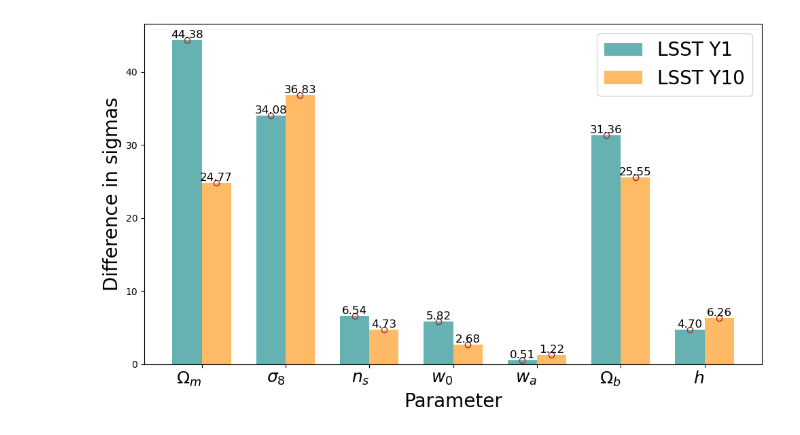
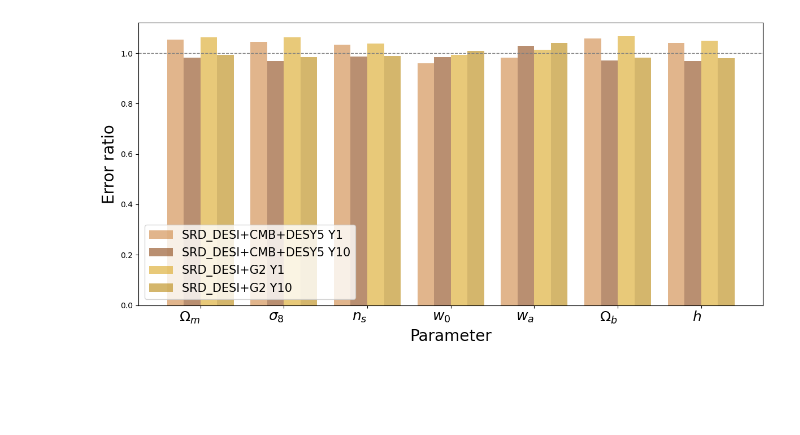
Before and after one commit to nikosarcevic/LSST-DESI-DE, a Jupyter notebook: Corner Plots LSST DESI w0wa.ipynb, the cells around one changed output. Saved outputs shown, nothing was run; the diff lists cells and outputs as text; code cells hidden in the pictures; blank space fills up the shorter version.

```diff
--- a/Corner Plots LSST DESI w0wa.ipynb
+++ b/Corner Plots LSST DESI w0wa.ipynb
@@ -270,43 +358,51 @@ sigmas_diff_dict = {
 # %%
-plt.figure(figsize=(10, 6))
-
-bar_width = 0.35
+plt.figure(figsize=(12, 6))
+bar_width = 0.2
 index = np.arange(len(param_order))
 
-bars_y1 = plt.bar(index - bar_width/2,
-                  sigmas_diff_dict["1"],
-                  bar_width,
-                  color="teal",
-                  alpha=0.6,
-                  label="LSST Y1")
-bars_y10 = plt.bar(index + bar_width/2,
-                   sigmas_diff_dict["10"],
-                   bar_width,
-                   color="darkorange",
-                   alpha=0.6,
-                   label="LSST Y10")
+bar_colors = ["peru", "saddlebrown", "goldenrod", "darkgoldenrod"]
+
+bars_srd_desi_cmb_desy5_y1 = plt.bar(index - 1.5 * bar_width,
+                                     sigmas_ratio_dict["srd_desi+cmb+desy5"]["1"],
+                                     bar_width,
+                                     color=bar_colors[0],
+                                     alpha=0.6,
+                                     label="SRD_DESI+CMB+DESY5 Y1")
+bars_srd_desi_cmb_desy5_y10 = plt.bar(index - 0.5 * bar_width,
+                                      sigmas_ratio_dict["srd_desi+cmb+desy5"]["10"],
+                                      bar_width,
+                                      color=bar_colors[1],
+                                      alpha=0.6,
+                                      label="SRD_DESI+CMB+DESY5 Y10")
+bars_srd_desi_g2_y1 = plt.bar(index + 0.5 * bar_width,
+                              sigmas_ratio_dict["srd_desi+g2"]["1"],
+                              bar_width,
+                              color=bar_colors[2],
+                              alpha=0.6,
+                              label="SRD_DESI+G2 Y1")
+bars_srd_desi_g2_y10 = plt.bar(index + 1.5 * bar_width,
+                               sigmas_ratio_dict["srd_desi+g2"]["10"],
+                               bar_width,
+                               color=bar_colors[3],
+                               alpha=0.6,
+                               label="SRD_DESI+G2 Y10")
 
 # Set the labels for the x-axis
 bar_labels = [r"$\Omega_{m}$", r"$\sigma_{8}$", r"$n_{s}$", r"$w_{0}$", r"$w_{a}$", r"$\Omega_{b}$", r"$h$"]
 plt.xticks(ticks=index, labels=bar_labels, rotation=0, ha='right', fontsize=18)
 
+# Add a horizontal line at y=1
+plt.axhline(y=1, color='gray', linestyle='--', linewidth=1)
+
 plt.xlabel("Parameter", fontsize=20)
-plt.ylabel("Difference in sigmas", fontsize=20)
-plt.legend(fontsize=20)
-
-# Add circles to indicate sigma values on the bars
-for bars, sigmas in [(bars_y1, sigmas_diff_dict["1"]), (bars_y10, sigmas_diff_dict["10"])]:
-    for bar, sigma in zip(bars, sigmas):
-        height = bar.get_height()
-        plt.plot(bar.get_x() + bar.get_width() / 2, height, 'o',
-                 markerfacecolor='none', markeredgecolor='brown')
-        plt.text(bar.get_x() + bar.get_width() / 2, height, f'{sigma:.2f}', ha='center', va='bottom', fontsize=12)
+plt.ylabel("Error ratio", fontsize=20)
+plt.legend(fontsize=15)
 
 plt.tight_layout()
 
-plt.savefig(f"{path}sigmas_diff.pdf", bbox_inches="tight")
-plt.savefig(f"{path}sigmas_diff.png", bbox_inches="tight")
+plt.savefig(f"{path}sigmas_ratios.pdf", bbox_inches="tight")
+plt.savefig(f"{path}sigmas_ratios.png", bbox_inches="tight")
 
 plt.show()
 # %% [output]
-[figure, old version]
+[figure, new version]
```
Also changed, not shown: parts of 9 cells of this notebook, 16 other files.
